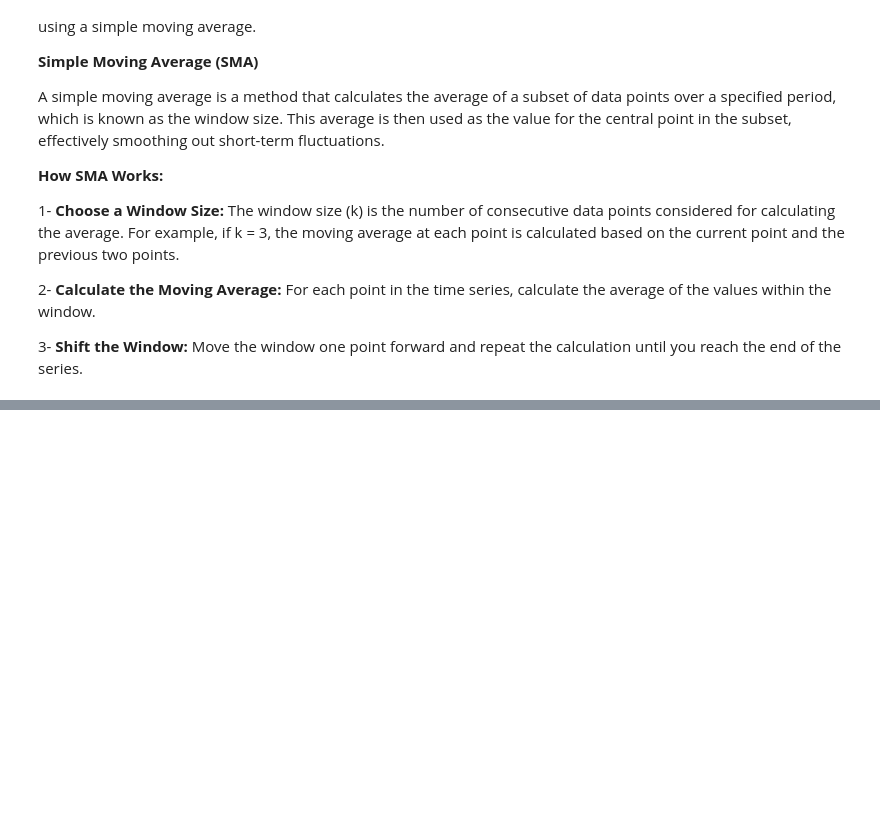
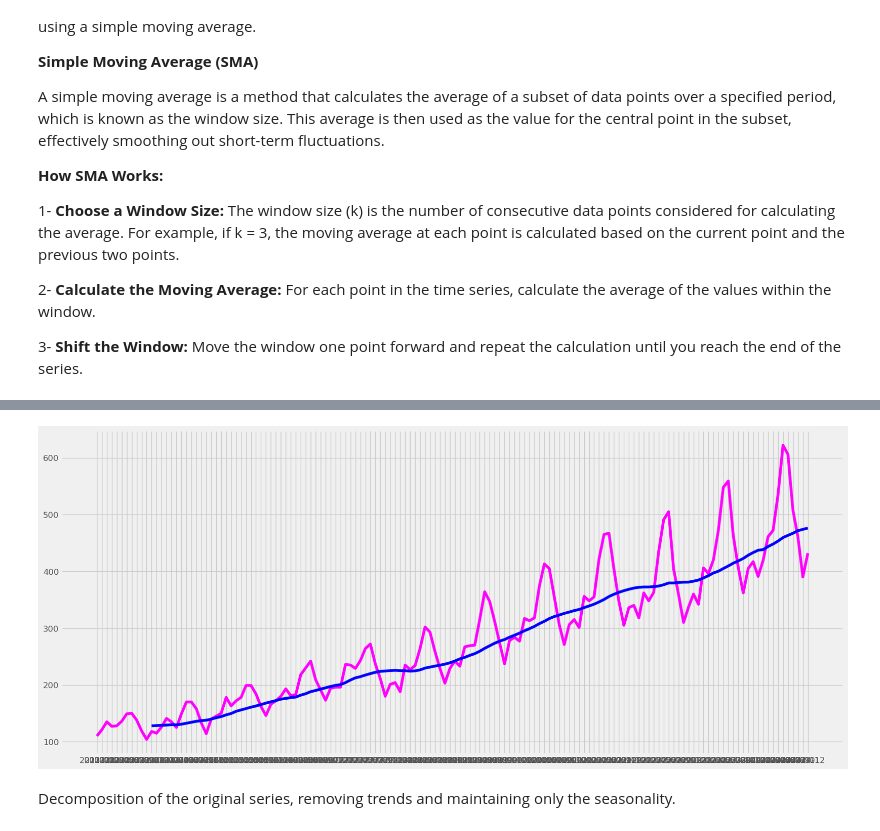
Before and after one commit to zellyirigon/time_series_modeling_project_1, a Jupyter notebook: third_part.ipynb, the cells around one changed output, grey strips where cells are left out. Drawn from its saved outputs; the diff is of its cells as text; code cells hidden in the pictures; blank space fills up the shorter version.

```diff
--- a/third_part.ipynb
+++ b/third_part.ipynb
@@ -354,0 +472,9 @@ Move the window one point forward and repeat the calculation until you reach the
+# %%
+# Both series together
+plt.plot(data['active_users'], color ='magenta')
+plt.plot(data['sma_active_users'], color = 'blue')
+plt.show()
+# %% [output]
+[figure, added]
+# %% [markdown]
+Decomposition of the original series, removing trends and maintaining only the seasonality.
```
Also changed, not shown: parts of 45 cells of this notebook.
